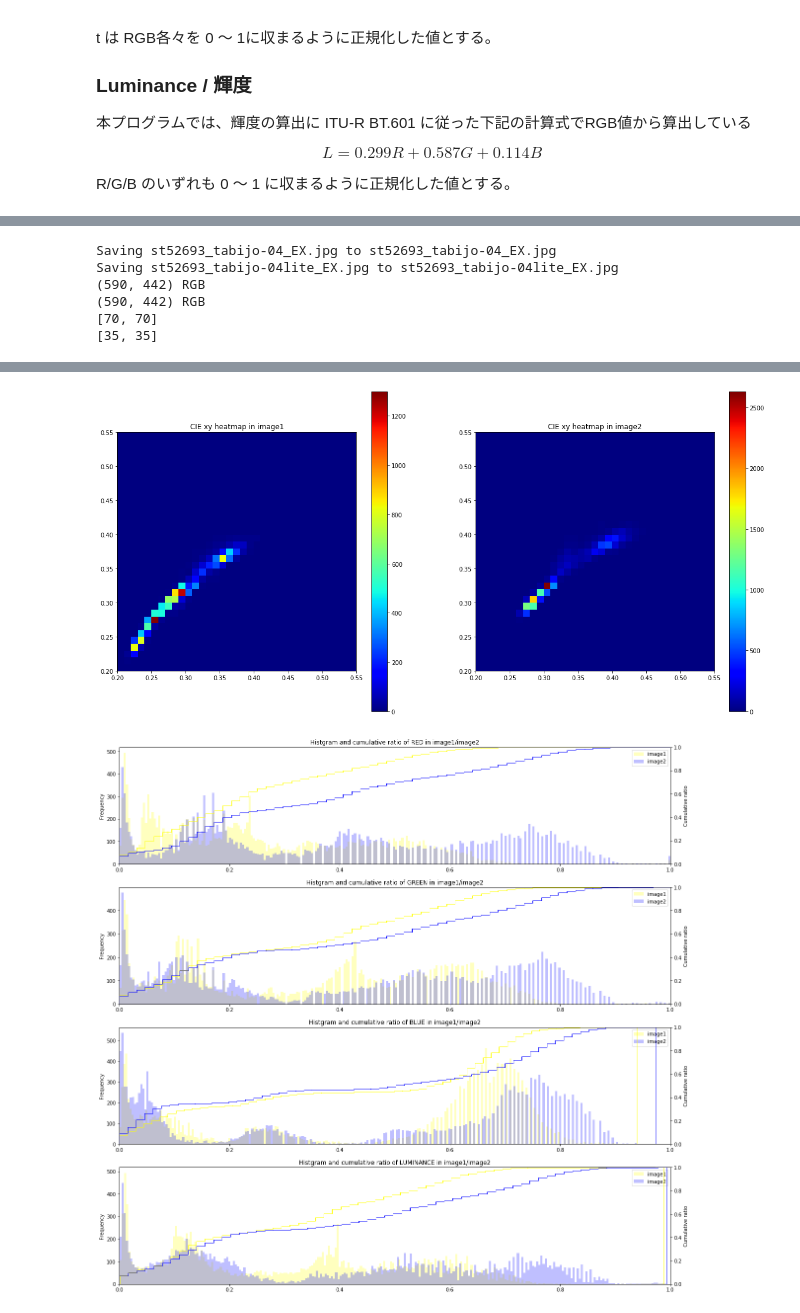
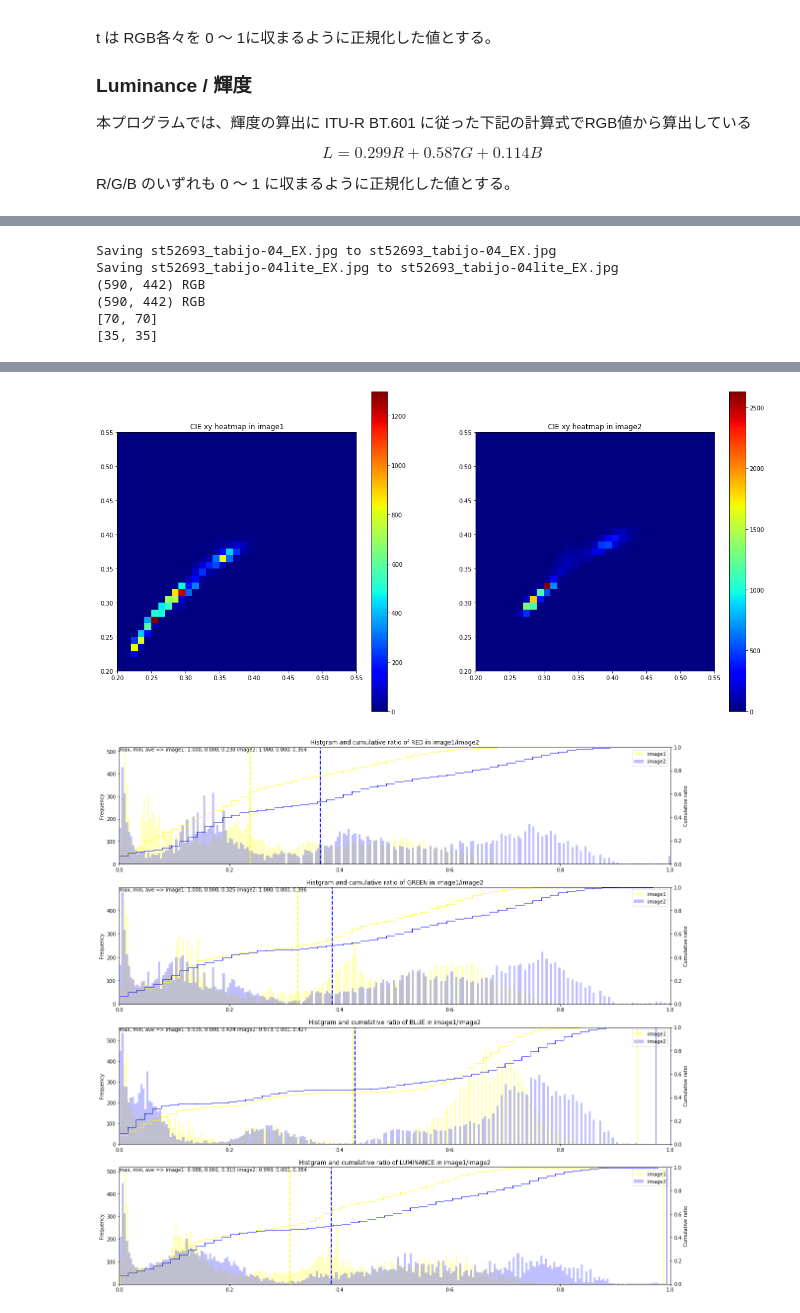
Before and after one commit to zfukuoka/image_visual_analysis, a Jupyter notebook: image_visual_analysis.ipynb, the cells around one changed output, grey strips where cells are left out. Saved outputs shown, nothing was run; the diff lists cells and outputs as text; code cells hidden in the pictures.

```diff
--- a/image_visual_analysis.ipynb
+++ b/image_visual_analysis.ipynb
@@ -255,6 +255,9 @@ def histRgbl(
   IMAGE1_COLOR = 'yellow'
   IMAGE2_COLOR = 'blue'
   HIST_TRANSPARENT_RATE = 0.25
+  CUMULATIVE_TRANSPARENT_RATE = 1.0
+  AVE_LINESTYLE = '--'
+  AVE_LINE_WIDTH = 2
 
   # ループ処理のためのデータの連結
   image1s = [image1_r, image1_g, image1_b, image1_l]
@@ -277,6 +280,12 @@ def histRgbl(
     hist1.hist(
         image2s[i], bins=RGBY_HIST_BINS, color=IMAGE2_COLOR,
         alpha=HIST_TRANSPARENT_RATE, label="image2")
+    hist1.axvline(
+        image1s[i].mean(), color=IMAGE1_COLOR,
+        linestyle=AVE_LINESTYLE, linewidth=AVE_LINE_WIDTH)
+    hist1.axvline(
+        image2s[i].mean(), color=IMAGE2_COLOR,
+        linestyle=AVE_LINESTYLE, linewidth=AVE_LINE_WIDTH)
     hist1.set_ylabel('Frequency')
     hist1.legend()
 
@@ -286,11 +295,18 @@ def histRgbl(
     hist2.set_ylim(RGBY_CUMULATIVE_Y_LIM)
     hist2.hist(
         image1s[i], bins=RGBY_CUMULATIVE_BINS, cumulative=True, density=True,
-        histtype='step', color=IMAGE1_COLOR)
+        histtype='step', color=IMAGE1_COLOR, alpha=CUMULATIVE_TRANSPARENT_RATE)
     hist2.hist(
         image2s[i], bins=RGBY_CUMULATIVE_BINS, cumulative=True, density=True,
-        histtype='step', color=IMAGE2_COLOR)
+        histtype='step', color=IMAGE2_COLOR, alpha=CUMULATIVE_TRANSPARENT_RATE)
     hist2.set_ylabel('Cumulative ratio')
+    note = "max, min, ave => image1: {:.3f}, {:.3f}, {:.3f} image2: {:.3f}, {:.3f}, {:.3f}".format(
+        image1s[i].max(), image1s[i].min(), image1s[i].mean(),
+        image2s[i].max(), image2s[i].min(), image2s[i].mean())
+    hist2.text(
+        0.0, 1.0, note, fontsize=10,
+        verticalalignment='top', horizontalalignment='left',
+        transform=hist2.transAxes)
 
 
 
@@ -387,31 +403,31 @@ ax_hist1.legend()
 ax_hist2.set_ylim(ax_plot7.get_ylim())
 ax_hist2.hist(image1_y, bins=CIEXY_HIST_BINS, color='y', alpha=0.25, label=image1_filename, orientation='horizontal')
 ax_hist2.hist(image2_y, bins=CIEXY_HIST_BINS, color='b', alpha=0.25, label=image2_filename, orientation='horizontal')
 ax_hist2.legend()
 
 plotHeatmapCiexy(
     image1_x, image1_y, image2_x, image2_y,
     CIEXY_PLOT_X_LIM, CIEXY_PLOT_Y_LIM,)
 plotHeatmapCiexy(
     image1_x, image1_y, image2_x, image2_y,
     CIEXY_CROPPED_PLOT_X_LIM, CIEXY_CROPPED_PLOT_Y_LIM)
 
 histRgbl(
     image1_r, image1_g, image1_b, image1_l,
     image2_r, image2_g, image2_b, image2_l
 )
 plt.show()
 # %% [output]
 [interactive output not drawn]
 Saving st52693_tabijo-04_EX.jpg to st52693_tabijo-04_EX.jpg
 Saving st52693_tabijo-04lite_EX.jpg to st52693_tabijo-04lite_EX.jpg
 (590, 442) RGB
 (590, 442) RGB
 [70, 70]
 [35, 35]
 [figure]
 [figure]
 [figure]
 [figure]
 [figure]
-[figure, old version]
+[figure, new version]
```
